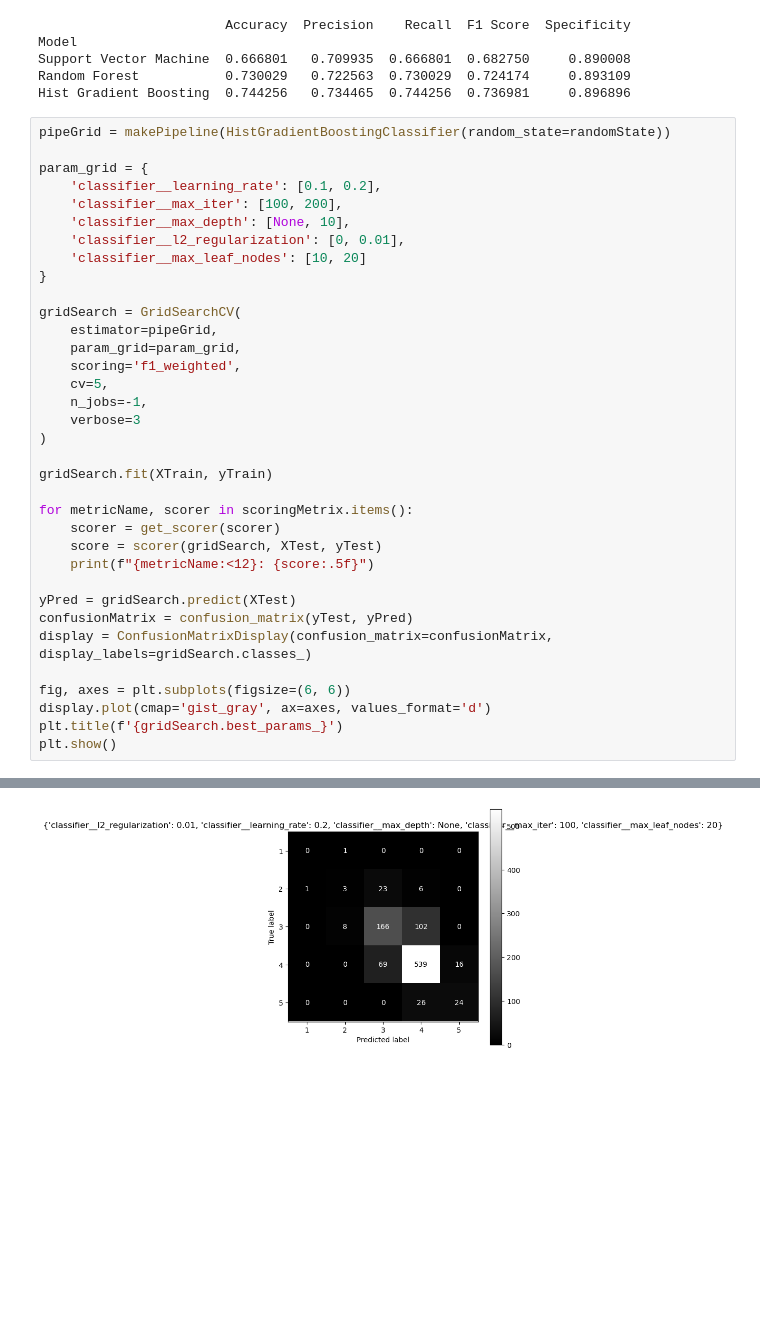
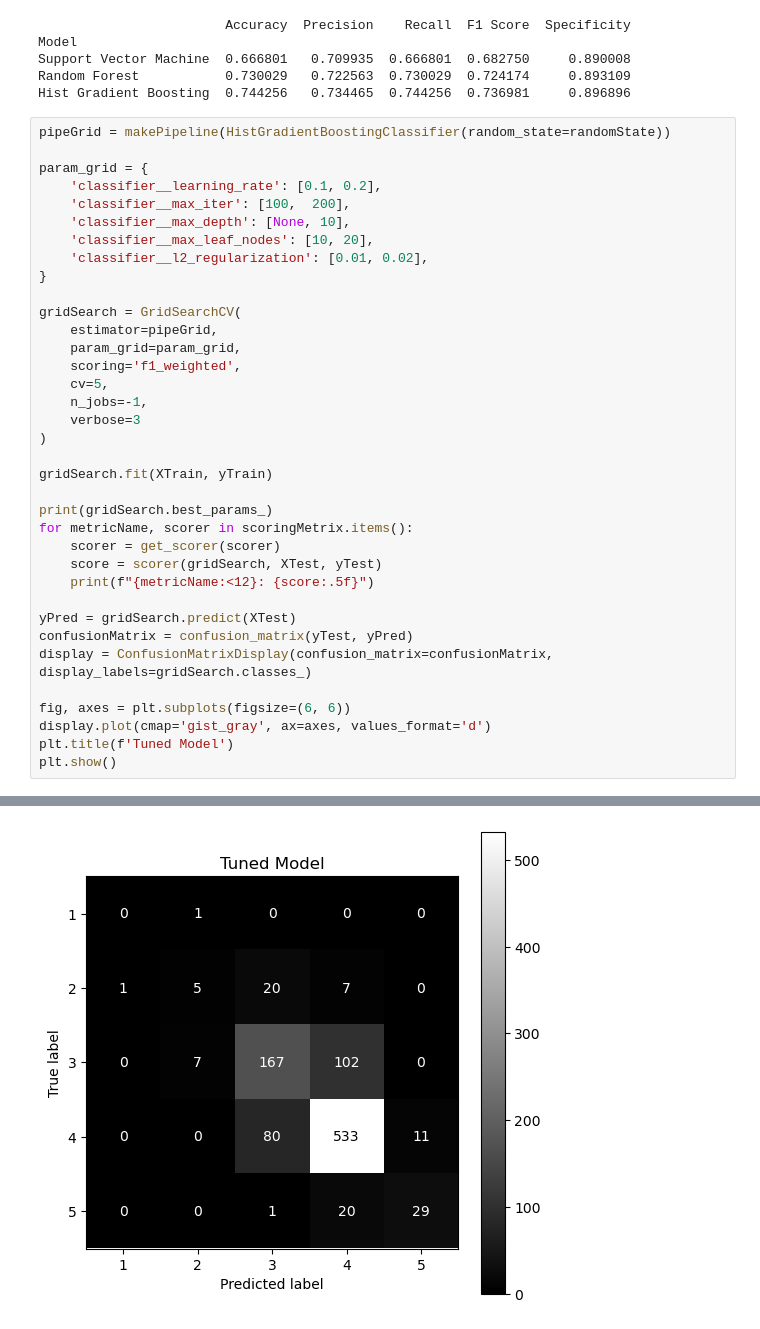
Before and after one commit to youquanneu/COMP3222_Coursework, a Jupyter notebook: Workflow/Model.ipynb, the cells around one changed output, grey strips where cells are left out. Cells and saved outputs as stored; diff of their text form; blank space fills up the shorter version.

```diff
--- a/Workflow/Model.ipynb
+++ b/Workflow/Model.ipynb
@@ -163,10 +163,10 @@ pipeGrid = makePipeline(HistGradientBoostingClassifier(random_state=randomState)
 
 param_grid = {
     'classifier__learning_rate': [0.1, 0.2],
-    'classifier__max_iter': [100, 200],
+    'classifier__max_iter': [100,  200],
     'classifier__max_depth': [None, 10],
-    'classifier__l2_regularization': [0, 0.01],
-    'classifier__max_leaf_nodes': [10, 20]
+    'classifier__max_leaf_nodes': [10, 20],
+    'classifier__l2_regularization': [0.01, 0.02],
 }
 
 gridSearch = GridSearchCV(
@@ -180,6 +180,7 @@ gridSearch = GridSearchCV(
 
 gridSearch.fit(XTrain, yTrain)
 
+print(gridSearch.best_params_)
 for metricName, scorer in scoringMetrix.items():
     scorer = get_scorer(scorer)
     score = scorer(gridSearch, XTest, yTest)
@@ -191,7 +192,7 @@ display = ConfusionMatrixDisplay(confusion_matrix=confusionMatrix, display_label
 
 fig, axes = plt.subplots(figsize=(6, 6))
 display.plot(cmap='gist_gray', ax=axes, values_format='d')
-plt.title(f'{gridSearch.best_params_}')
+plt.title(f'Tuned Model')
 plt.show()
 # %% [output]
 Fitting 5 folds for each of 32 candidates, totalling 160 fits
@@ -203 +205 @@ specificity : 0.89404
-[figure, old version]
+[figure, new version]
```
Also changed, not shown: parts of 1 cell of this notebook, 3 other files.
